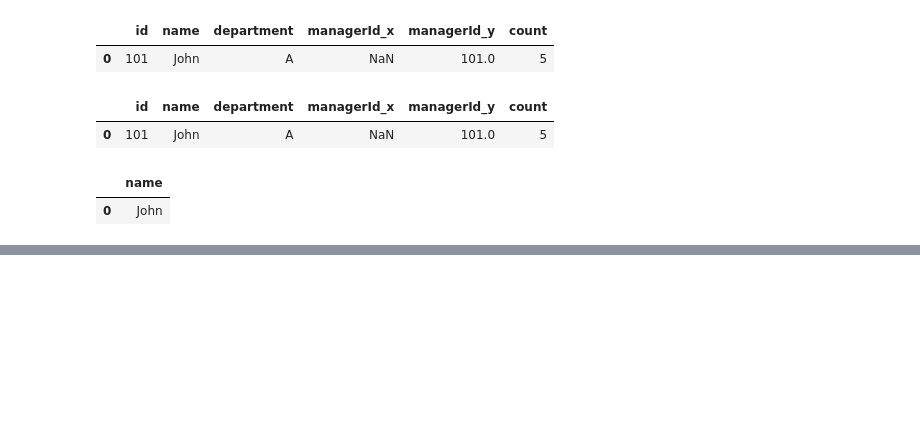
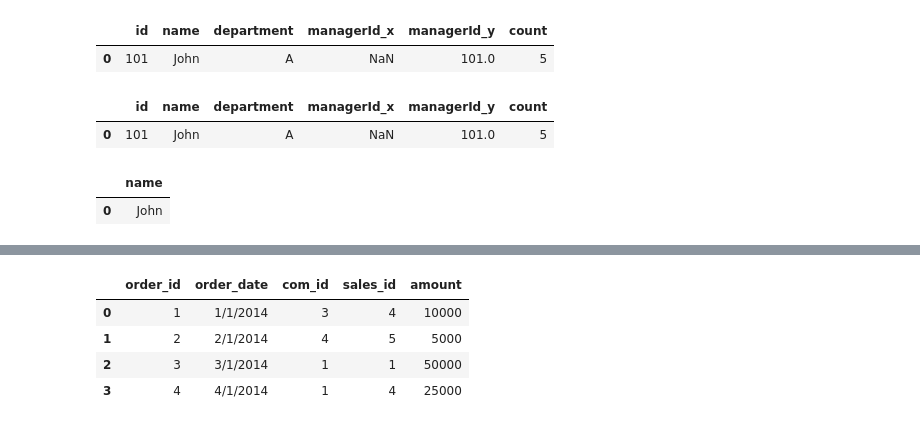
Before and after one commit to ShahriarHA/The-Pandas--Playground, a Jupyter notebook: leetCode4.ipynb, the cells around one changed output, grey strips where cells are left out. Drawn from its saved outputs; the diff is of its cells as text; code cells hidden in the pictures; blank space fills up the shorter version.

```diff
--- a/leetCode4.ipynb
+++ b/leetCode4.ipynb
@@ -343,0 +380,8 @@ pd.DataFrame({"name":res_col.name})
+# %%
+orders
+# %% [output]
+|  | order_id | order_date | com_id | sales_id | amount |
+| 0 | 1 | 1/1/2014 | 3 | 4 | 10000 |
+| 1 | 2 | 2/1/2014 | 4 | 5 | 5000 |
+| 2 | 3 | 3/1/2014 | 1 | 1 | 50000 |
+| 3 | 4 | 4/1/2014 | 1 | 4 | 25000 |
```
Also changed, not shown: parts of 9 cells of this notebook.
